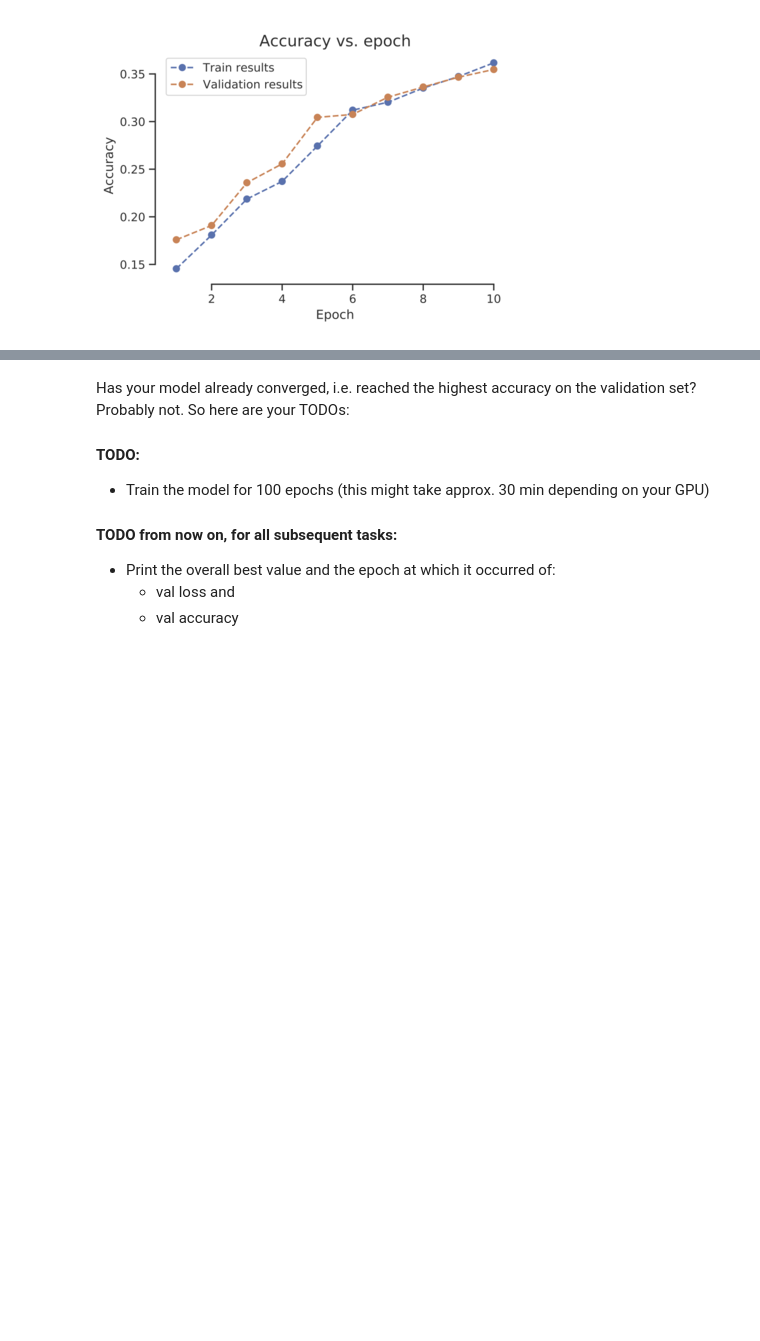
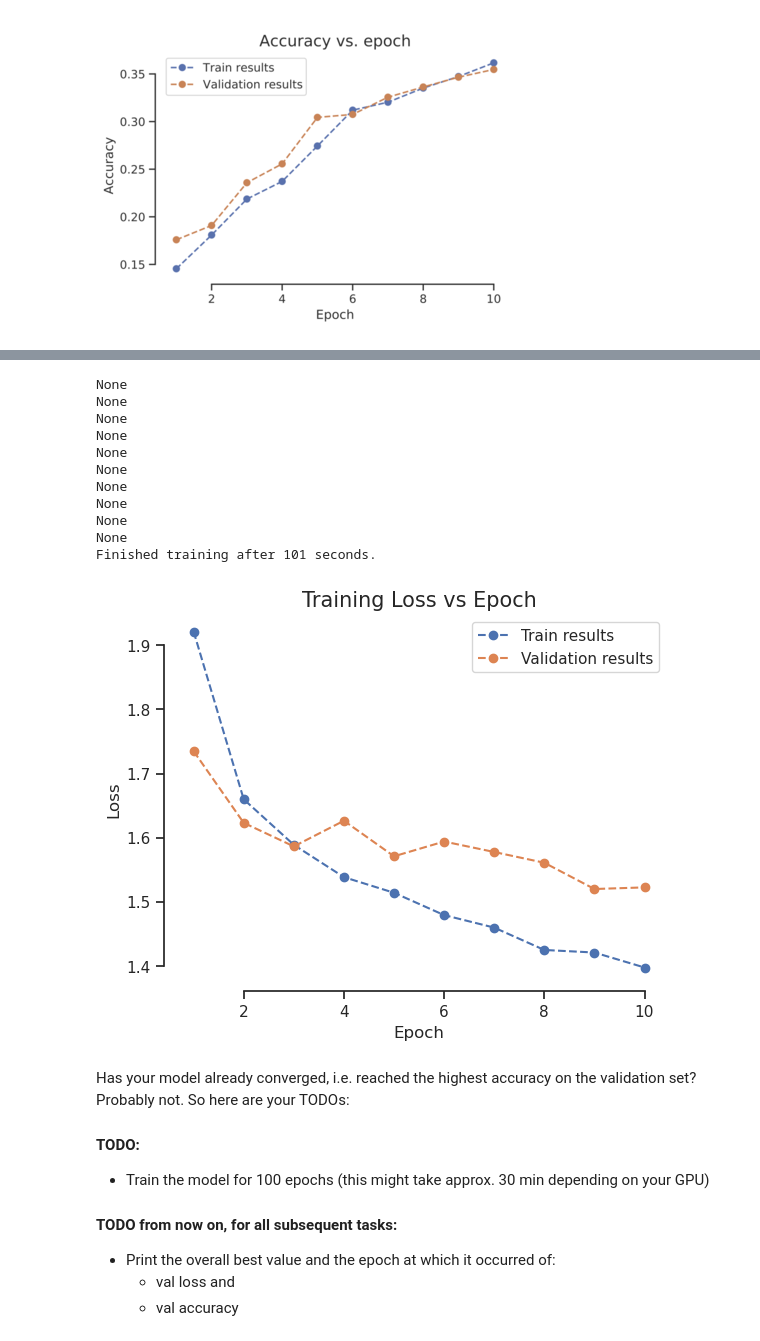
Before and after one commit to lhahner/deep-learning-computer-vision-exercises-wise-25, a Jupyter notebook: Ex1_2025.ipynb, the cells around one changed output, grey strips where cells are left out. Saved outputs shown, nothing was run; the diff lists cells and outputs as text; code cells hidden in the pictures; blank space fills up the shorter version.

Commit message:
adds solutions until early stopping

```diff
--- a/Ex1_2025.ipynb
+++ b/Ex1_2025.ipynb
@@ -528,14 +520,15 @@ def run_training(
         if verbose:
             master_bar.write(f'Train loss: {epoch_train_loss:.2f}, val loss: {epoch_val_loss:.2f}, train acc: {epoch_train_acc:.3f}, val acc {epoch_val_acc:.3f}')
 
+        print(early_stopper)
         if early_stopper:
-            ####################
-            ## YOUR CODE HERE ##
-            ####################
+            print(f"DEBUG: Early Stopper Active! Checking val_accs {epoch_val_acc}")
+            early_stopper.update(epoch_val_acc)
+            print(f"DEBUG: Early Stopping behaviour {early_stopper.early_stop}")
+            if early_stopper.early_stop:
+                print(f"DEBUG: stopping early {early_stopper.early_stop}, valdiation accuracy, {epoch_val_acc} too large")
+                return train_losses, val_losses, train_accs, val_accs, confusion_matrix
 
-            raise NotImplementedError # Comment out this keyword after your implementation
-
-            # END OF YOUR CODE #
 
     time_elapsed = np.round(time.time() - start_time, 0).astype(int)
     print(f'Finished training after {time_elapsed} seconds.')
@@ -672,0 +692,27 @@ For optimization, we use the commonly used Adam optimizer (not SGD), since it be
+# %%
+import fastprogress
+
+img_width = 32
+num_in_channels = 3
+num_classes = 10
+model = MLP(img_width, num_in_channels, num_classes)
+
+model.to(device)
+
+lr = 0.01
+num_epochs = 10
+
+optimizer = optim.Adam(model.parameters(), lr)
+
+loss_fn = nn.CrossEntropyLoss()
+
+train_losses, val_losses, train_accs, val_accs, confucion_matrix = run_training(
+    model, optimizer, loss_fn, device, num_epochs, trainloader, valloader, verbose = True)
+
+title = "Training Loss vs Epoch"
+plot(
+    title = title,
+    label = "Loss",
+    train_results = train_losses,
+    val_results = val_losses)
+# %% [output]
@@ -673,3 +729,15 @@ For optimization, we use the commonly used Adam optimizer (not SGD), since it be
+None
+None
+None
+None
+None
+None
+None
+None
+None
+None
+Finished training after 101 seconds.
+[figure, added]
 # %% [markdown]
 Has your model already converged, i.e. reached the highest accuracy on the validation set? Probably not. So here are your TODOs:
 
```
Also changed, not shown: parts of 32 cells of this notebook.
